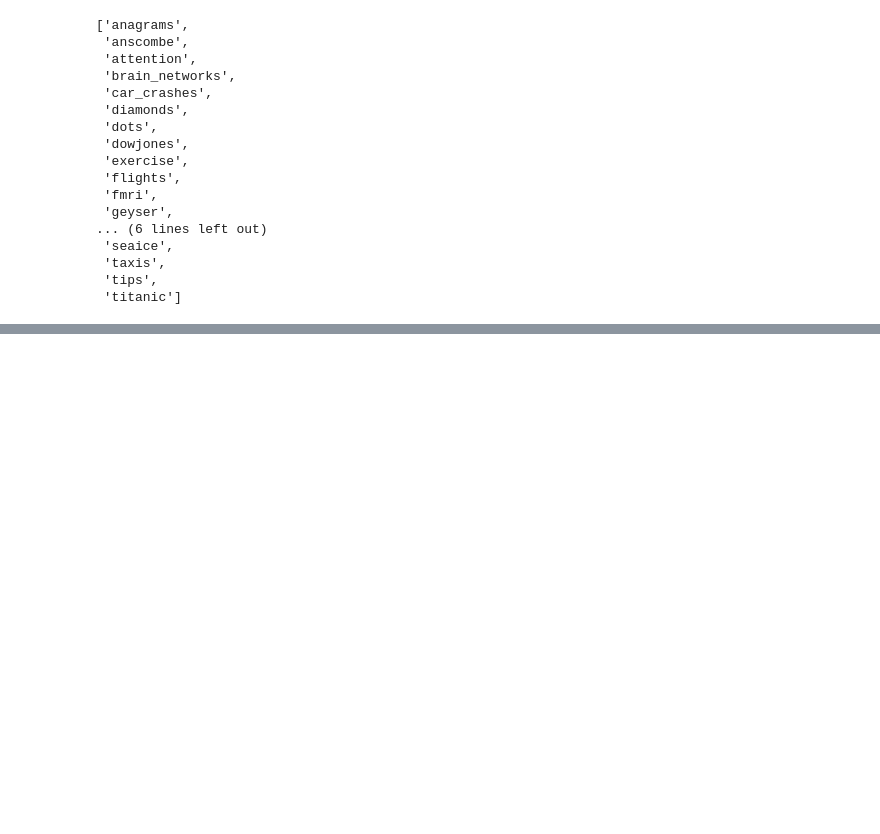
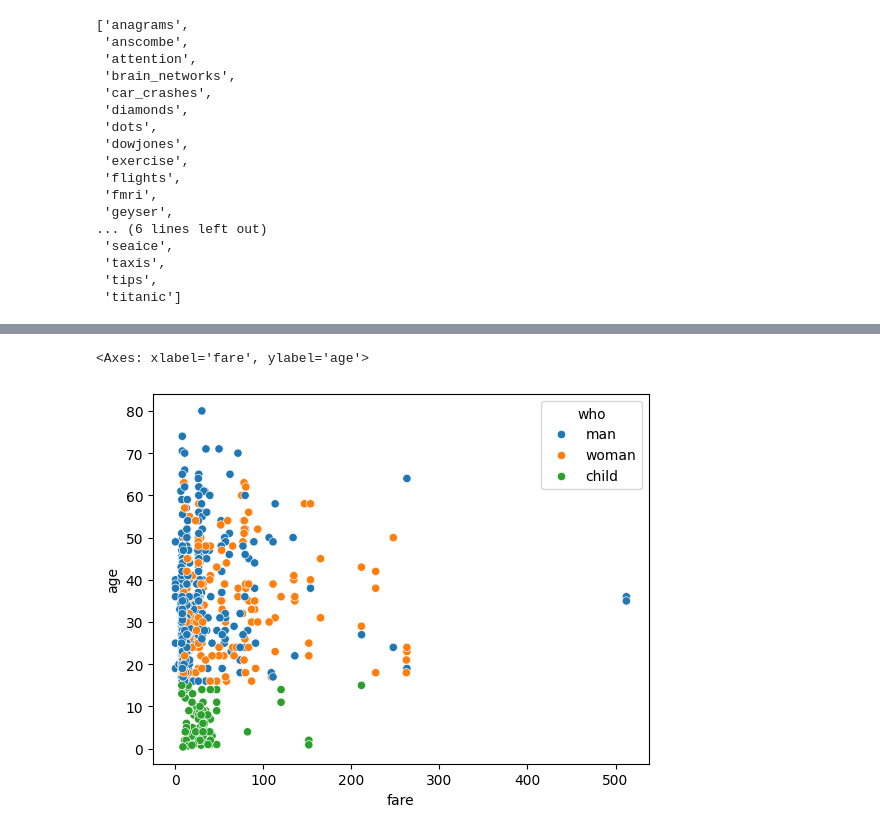
Before and after one commit to MoeedKhan-AMK/Seaborn, a Jupyter notebook: Introduction.ipynb, the cells around one changed output, grey strips where cells are left out. Drawn from its saved outputs; the diff is of its cells as text; code cells hidden in the pictures; blank space fills up the shorter version.

Commit message:
Seaborn Builtin Datasets, Seaborn Plot Types, Seaborn Styling

```diff
--- a/Introduction.ipynb
+++ b/Introduction.ipynb
@@ -38,3 +39,8 @@ sns.get_dataset_names()
  'taxis',
  'tips',
  'titanic']
+# %%
+#Loading Dataset
+
+titanic = sns.load_dataset('titanic')
+titanic
@@ -40,0 +115,6 @@ sns.get_dataset_names()
+# %%
+# sns.scatterplot()
+sns.scatterplot(data= titanic, x='fare', y='age', color='Green', hue='who')
+# %% [output]
+<Axes: xlabel='fare', ylabel='age'>
+[figure, added]
```
Also changed, not shown: parts of 8 cells of this notebook, 1 other file.
